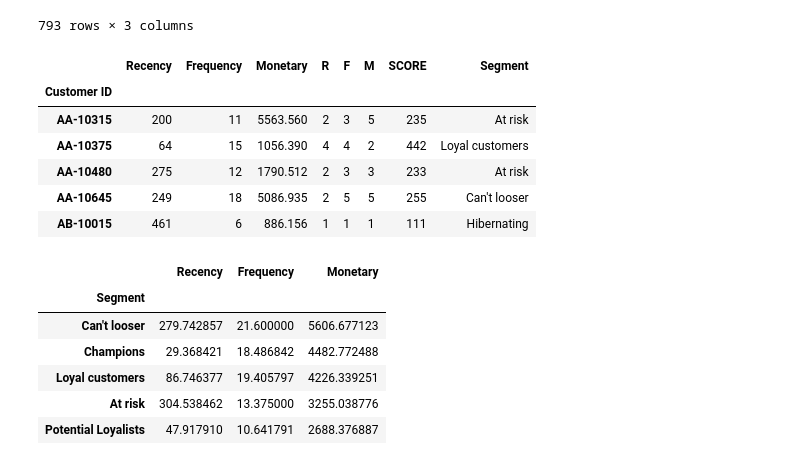
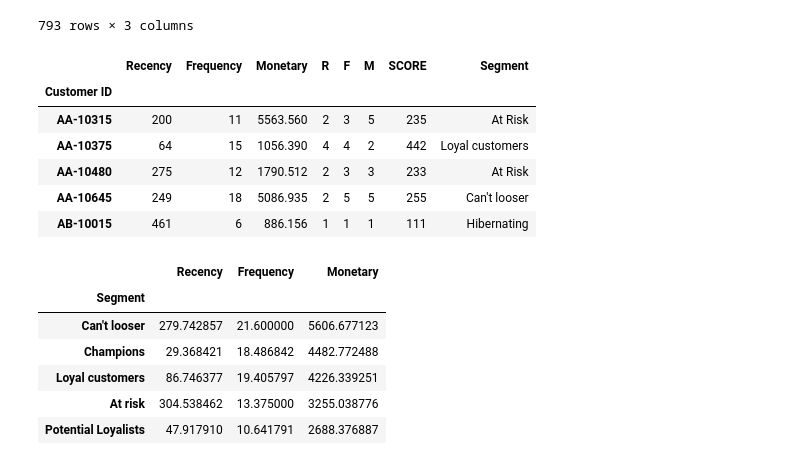
Before and after one commit to SebastianUrdaneguiBisalaya/Segmentacion-RFM, a Jupyter notebook: notebook/Segmentation RFM-checkpoint.ipynb, the cells around one changed output. Drawn from its saved outputs; the diff is of its cells as text; code cells hidden in the pictures.

Commit message:
Modificando el archivo notebook.ipynb y Segmentation RFM.ipynb

```diff
--- a/notebook/Segmentation RFM-checkpoint.ipynb
+++ b/notebook/Segmentation RFM-checkpoint.ipynb
@@ -198,0 +206,3 @@ RFM
+# %%
+RFM["R"] = RFM["R"].astype(int)
+RFM["F"] = RFM["F"].astype(int)
@@ -199,29 +231,27 @@ RFM
 # %%
-RFM["R"] = pd.qcut(RFM["Recency"], 5, labels = [5,4,3,2,1])
-RFM["F"] = pd.qcut(RFM["Frequency"], 5, labels = [1,2,3,4,5])
-RFM["M"] = pd.qcut(RFM["Monetary"], 5, labels = [1,2,3,4,5])
-RFM["SCORE"] = RFM["R"].astype(str) + RFM["F"].astype(str) + RFM["M"].astype(str)
-SEGMENTATION = {
-    r'[1-2][1-2]': 'Hibernating',
-    r'[1-2][3-4]': "At risk",
-    r'[1-2]5': "Can\'t looser",
-    r'3[1-2]': "About to sleep",
-    r'33': "Need attention",
-    r'[3-4][4-5]': "Loyal customers",
-    r'41': "Promising",
-    r'51': "New customers",
-    r'[4-5][2-3]': "Potential Loyalists",
-    r'5[4-5]': "Champions"
-}
-RFM["Segment"] = RFM["R"].astype(str) + RFM["F"].astype(str)
-RFM["Segment"] = RFM["Segment"].replace(SEGMENTATION, regex = True)
+
+# SEGMENTATION = {
+#     r'[1-2][1-2]': 'Hibernating',
+#     r'[1-2][3-4]': "At risk",
+#     r'[1-2]5': "Can\'t looser",
+#     r'3[1-2]': "About to sleep",
+#     r'33': "Need attention",
+#     r'[3-4][4-5]': "Loyal customers",
+#     r'41': "Promising",
+#     r'51': "New customers",
+#     r'[4-5][2-3]': "Potential Loyalists",
+#     r'5[4-5]': "Champions"
+# }
+# RFM["Segment"] = RFM["R"].astype(str) + RFM["F"].astype(str)
+# RFM["Segment"] = RFM["Segment"].replace(SEGMENTATION, regex = True)
+RFM["Segment"] = RFM.apply(SEGMENTATION, axis = 1)
 RFM.head()
 # %% [output]
 |  | Recency | Frequency | Monetary | R | F | M | SCORE | Segment |
 | Customer ID |  |  |  |  |  |  |  |  |
-| AA-10315 | 200 | 11 | 5563.560 | 2 | 3 | 5 | 235 | At risk |
+| AA-10315 | 200 | 11 | 5563.560 | 2 | 3 | 5 | 235 | At Risk |
 | AA-10375 | 64 | 15 | 1056.390 | 4 | 4 | 2 | 442 | Loyal customers |
-| AA-10480 | 275 | 12 | 1790.512 | 2 | 3 | 3 | 233 | At risk |
+| AA-10480 | 275 | 12 | 1790.512 | 2 | 3 | 3 | 233 | At Risk |
 | AA-10645 | 249 | 18 | 5086.935 | 2 | 5 | 5 | 255 | Can't looser |
 | AB-10015 | 461 | 6 | 886.156 | 1 | 1 | 1 | 111 | Hibernating |
 # %%
```
Also changed, not shown: parts of 3 cells of this notebook, 1 other file.
